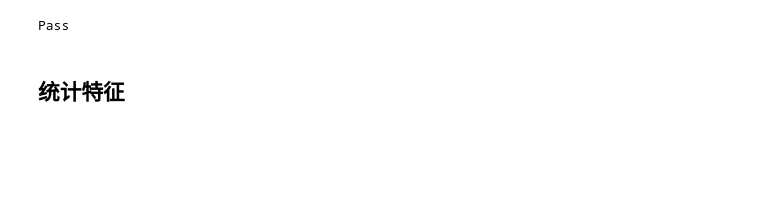
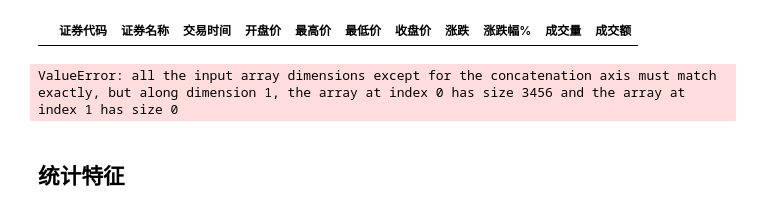
Before and after one commit to dishangti/Entropy-Pooling, a Jupyter notebook: EP.ipynb, the cells around one changed output. Cells and saved outputs as stored; diff of their text form; code cells hidden in the pictures; blank space fills up the shorter version.

Commit message:
Fix time alignment.

```diff
--- a/EP.ipynb
+++ b/EP.ipynb
@@ -59,23 +59,21 @@ for index, row in indices['HSI'].iterrows():
 
 for name, index in indices.items():
     index.reset_index(drop=True, inplace=True)
-# %%
-SPX_VIX = pd.read_csv('SPX_VIX_daily.csv').dropna()
-for i in range(SPX_VIX.shape[0]):    # conver data format
-    SPX_VIX.loc[i, 'DATE'] = time.strftime("%Y-%m-%d", time.strptime(SPX_VIX.loc[i, 'DATE'], "%m/%d/%Y"))
-
-for index, row in SPX_VIX.iterrows():
-    if (indices['A300']['交易时间'] == row['DATE']).sum() == 0:
-        SPX_VIX.drop(index = index, inplace = True)
-SPX_VIX.reset_index(drop=True, inplace=True)
-# %%
-# 应该确保不同区域市场时间序列大小一致
-index_shape = set()
-for name, index in indices.items():
-    index_shape.add(index.shape[0])
-if len(set(index_shape)) == 1:
-    print('Pass')
-else:
-    print('Fail')
-# %% [output]
-Pass
+# %%
+SPX_VIX = pd.read_csv('SPX_VIX_daily.csv').dropna()
+for i in range(SPX_VIX.shape[0]):    # conver data format
+    SPX_VIX.loc[i, 'DATE'] = pd.Timestamp(time.strftime("%Y-%m-%d", time.strptime(SPX_VIX.loc[i, 'DATE'], "%m/%d/%Y")))
+
+for index, row in SPX_VIX.iterrows():
+    if (indices['A300']['交易时间'] == row['DATE']).sum() == 0:
+        SPX_VIX.drop(index = index, inplace = True)
+SPX_VIX.reset_index(drop=True, inplace=True)
+
+for index, row in indices['A300'].iterrows():
+    if (SPX_VIX['DATE'] == row['交易时间']).sum() == 0:
+        print(row['交易时间'])
+        indices['A300'].drop(index = index, inplace = True)
+        indices['A500'].drop(index = index, inplace = True)
+        indices['SPX'].drop(index = index, inplace = True)
+        indices['HSI'].drop(index = index, inplace = True)
+        indices['AU9999'].drop(index = index, inplace = True)
@@ -96,2 +90,16 @@ display(pnls)
+# %%
+indices['A300']
+# %% [output]
+|  | 证券代码 | 证券名称 | 交易时间 | 开盘价 | 最高价 | 最低价 | 收盘价 | 涨跌 | 涨跌幅% | 成交量 | 成交额 |
+# %%
+pnls = np.array([[0] * 3456])    # 把涨跌幅做成矩阵方便使用
+names = []
+for name, index in indices.items():
+    names.append(name)
+    pnls = np.r_[pnls, np.array(index['涨跌幅%']).reshape(1,-1)]
+pnls = pd.DataFrame(pnls[1:].astype('float64').T,columns = names)
+display(pnls)
+# %% [output]
+ValueError: all the input array dimensions except for the concatenation axis must match exactly, but along dimension 1, the array at index 0 has size 3456 and the array at index 1 has size 0
 # %% [markdown]
 ## 统计特征
```
Also changed, not shown: parts of 15 cells of this notebook.
